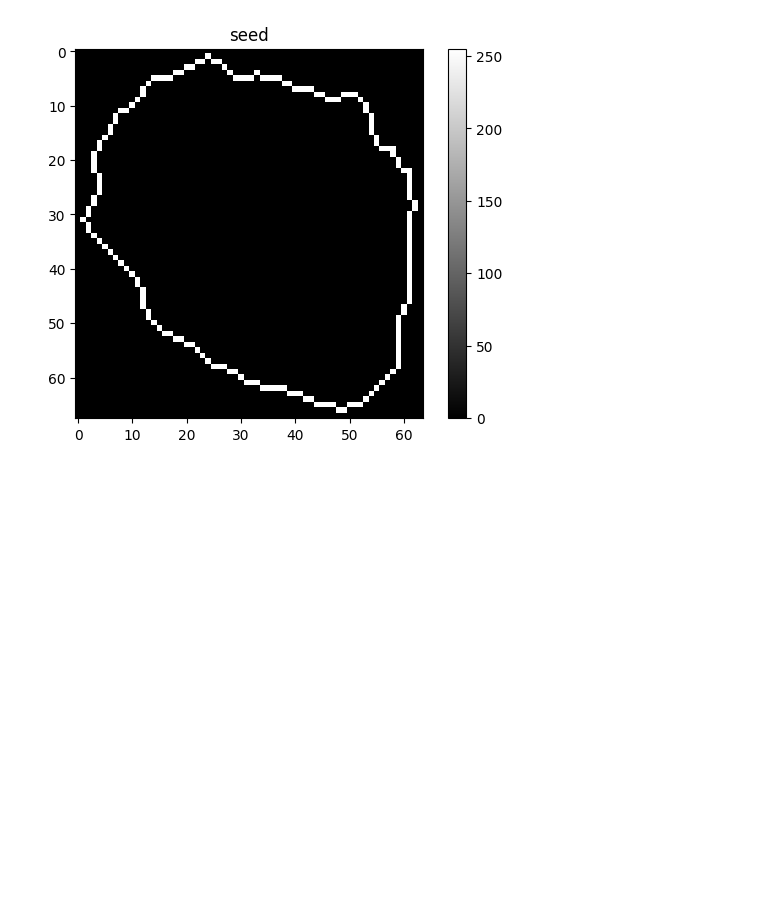
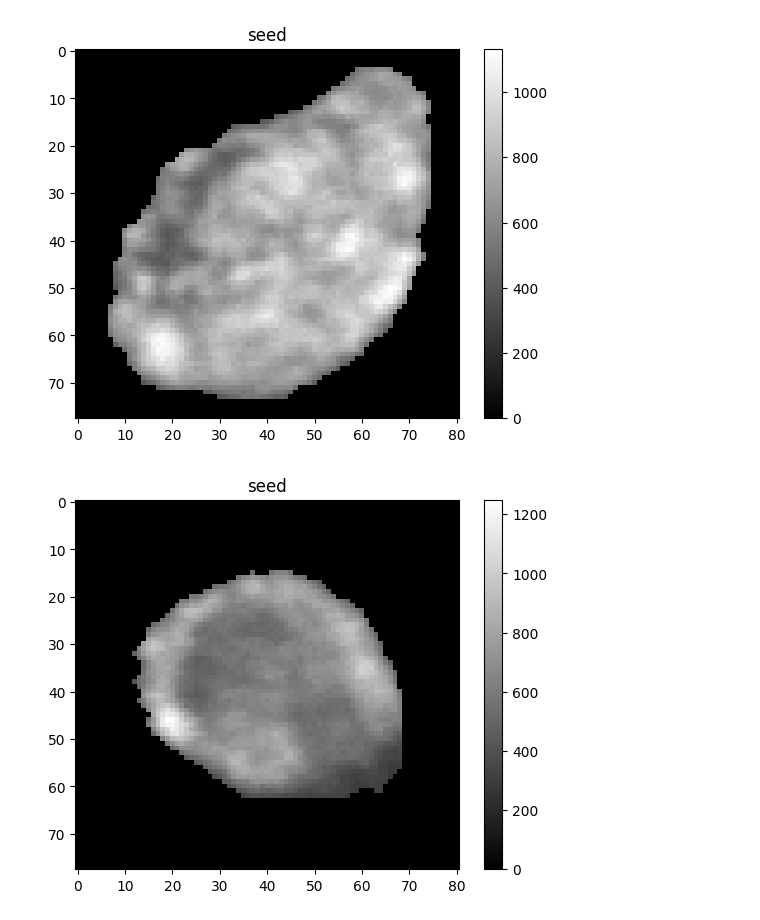
Before and after one commit to sgotteiner/Seed-Classification, a Jupyter notebook: SeedResizer.ipynb, the cells around one changed output. Saved outputs shown, nothing was run; the diff lists cells and outputs as text; code cells hidden in the pictures; blank space fills up the shorter version.

Commit message:
seed resizing modeul

```diff
--- a/SeedResizer.ipynb
+++ b/SeedResizer.ipynb
@@ -63,16 +30,0 @@ display_seed(contoured_seed)
-# %%
-height = y_downmost - y_uppermost + 1
-width = x_rightmost - x_leftmost + 1
-black_image = np.zeros((height, width), dtype=np.uint8)
-
-# Draw the largest contour in white on the black image
-# Adjust the contour to fit inside the bounding box
-contour_offset = np.array([[-x_leftmost, -y_uppermost]])  # Offset the contour to fit within the new image
-adjusted_contour = seed_contour + contour_offset
-
-# Draw the contour in white
-cv2.drawContours(black_image, [adjusted_contour], -1, (255), thickness=1)
-
-display_seed(black_image)
-# %% [output]
-[figure, removed]
@@ -78,0 +36,47 @@ display_seed(black_image)
+# %%
+def find_paths_of_seeds(directory):
+    paths = []
+    for dirpath, _, filenames in os.walk(directory):
+        for file in filenames:
+            if file.endswith(".npy"):
+                relative_path = os.path.relpath(os.path.join(dirpath, file), start=directory)
+                paths.append(relative_path)
+    return paths
+# %%
+def find_max_width_height_area_of_seeds(seeds_folder):
+    max_width, max_height, max_area = 0, 0, 0
+    for path in find_paths_of_seeds(seeds_folder):
+        seed = np.load(os.path.join(seeds_folder, path))[:,:,200]
+        width, height, _, _, area = find_seed_width_height_area(seed)
+        max_width = width if width > max_width else max_width
+        max_height = height if height > max_height else max_height
+        max_area = area if area > max_area else max_area
+    return max_width, max_height, area
+# %%
+from scipy.spatial import Delaunay
+
+def resize_seeds_to_max(seed, max_width, max_height):
+    contour = find_seed_contour(seed)
+    width, height, x_start, y_start, _ = find_seed_width_height_area(seed)
+    points = contour.reshape(-1, 2)
+    tri = Delaunay(points)
+    resized_image = np.zeros((max_height + 2, max_width + 2), dtype=np.int64)  # +2 is for all the seeds to be surrounded by black
+    mask = np.zeros(seed.shape, dtype=np.uint8)
+    for simplex in tri.simplices:
+        triangle = points[simplex]
+        cv2.fillConvexPoly(mask, triangle, 255)
+    cv2.drawContours(mask, contour, -1, (255), thickness=cv2.FILLED)
+    mask = mask[y_start:y_start+height, x_start:x_start+width]
+    masked_image = cv2.bitwise_and(seed[y_start:y_start+height, x_start:x_start+width], seed[y_start:y_start+height, x_start:x_start+width], mask=mask)
+    row_offset, column_offset = (max_height - height)//2 + 1, (max_width - width)//2 + 1
+    resized_image[row_offset:row_offset + height, column_offset:column_offset + width] = masked_image
+    return resized_image
+# %%
+max_width, max_height, _ = find_max_width_height_area_of_seeds('home')
+seed_paths = find_paths_of_seeds('home')
+for path in seed_paths:
+    resized_image = resize_seeds_to_max(np.load(os.path.join('home', path))[:,:,200].squeeze(), max_width, max_height)
+    display_seed(resized_image)
+# %% [output]
+[figure, added]
+[figure, added]
```
Also changed, not shown: parts of 6 cells of this notebook.
